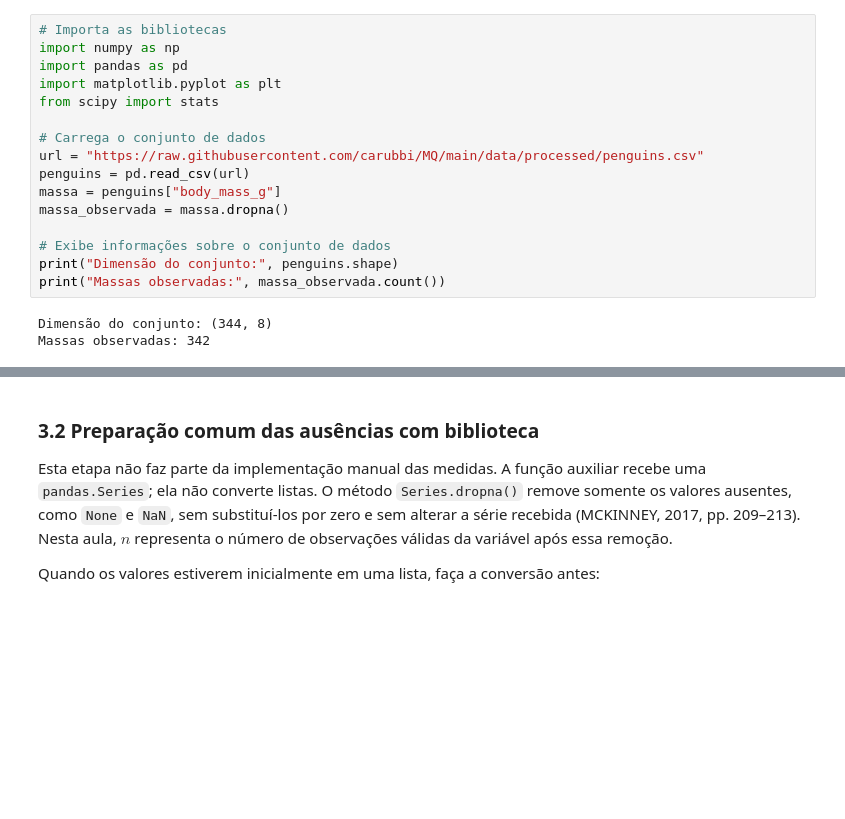
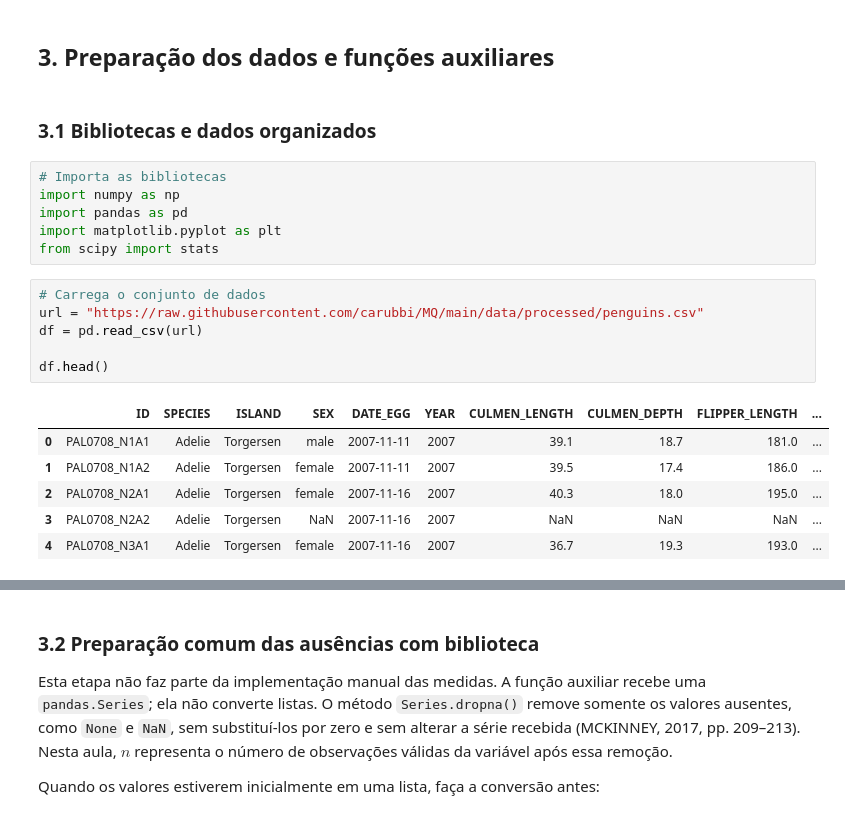
Before and after one commit to carubbi/MQ, a Jupyter notebook: notebooks/resolvidos/u1_a07.ipynb, the cells around one changed output, grey strips where cells are left out. Drawn from its saved outputs; the diff is of its cells as text; blank space fills up the shorter version.

Commit message:
Alinha aula 7 aos dados processados e simplifica organização das células

```diff
--- a/notebooks/resolvidos/u1_a07.ipynb
+++ b/notebooks/resolvidos/u1_a07.ipynb
@@ -47,19 +43,23 @@ As células de visualização serão apresentadas já executadas e não serão d
+# %% [markdown]
+## 3. Preparação dos dados e funções auxiliares
+# %% [markdown]
+### 3.1 Bibliotecas e dados organizados
 # %%
 # Importa as bibliotecas
 import numpy as np
 import pandas as pd
 import matplotlib.pyplot as plt
 from scipy import stats
-
-# Carrega o conjunto de dados
-url = "https://raw.githubusercontent.com/carubbi/MQ/main/data/processed/penguins.csv"
-penguins = pd.read_csv(url)
-massa = penguins["body_mass_g"]
-massa_observada = massa.dropna()
-
-# Exibe informações sobre o conjunto de dados
-print("Dimensão do conjunto:", penguins.shape)
-print("Massas observadas:", massa_observada.count())
-# %% [output]
-Dimensão do conjunto: (344, 8)
-Massas observadas: 342
+# %%
+# Carrega o conjunto de dados
+url = "https://raw.githubusercontent.com/carubbi/MQ/main/data/processed/penguins.csv"
+df = pd.read_csv(url)
+
+df.head()
+# %% [output]
+|  | ID | SPECIES | ISLAND | SEX | DATE_EGG | YEAR | CULMEN_LENGTH | CULMEN_DEPTH | FLIPPER_LENGTH | ... |
+| 0 | PAL0708_N1A1 | Adelie | Torgersen | male | 2007-11-11 | 2007 | 39.1 | 18.7 | 181.0 | ... |
+| 1 | PAL0708_N1A2 | Adelie | Torgersen | female | 2007-11-11 | 2007 | 39.5 | 17.4 | 186.0 | ... |
+| 2 | PAL0708_N2A1 | Adelie | Torgersen | female | 2007-11-16 | 2007 | 40.3 | 18.0 | 195.0 | ... |
+| 3 | PAL0708_N2A2 | Adelie | Torgersen | NaN | 2007-11-16 | 2007 | NaN | NaN | NaN | ... |
+| 4 | PAL0708_N3A1 | Adelie | Torgersen | female | 2007-11-16 | 2007 | 36.7 | 19.3 | 193.0 | ... |
```
Also changed, not shown: parts of 120 cells of this notebook, 1 other file.
